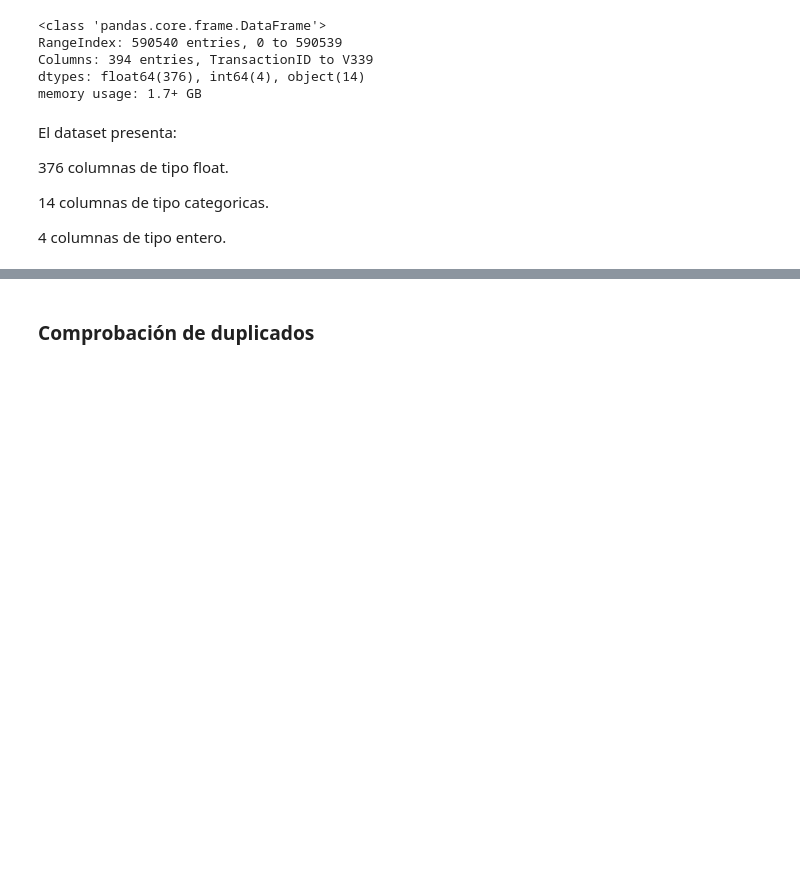
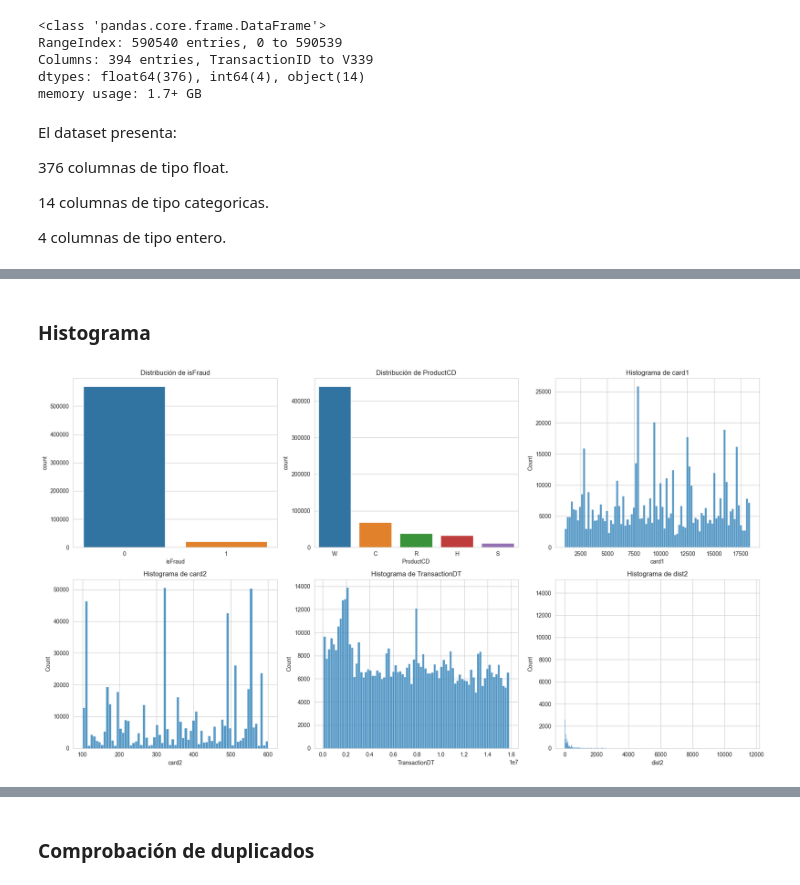
Before and after one commit to JAcv2/-jbook_ml202330, a Jupyter notebook: _sources/Fraud_det.ipynb, the cells around one changed output, grey strips where cells are left out. Drawn from its saved outputs; the diff is of its cells as text; code cells hidden in the pictures; blank space fills up the shorter version.

```diff
--- a/_sources/Fraud_det.ipynb
+++ b/_sources/Fraud_det.ipynb
@@ -66,0 +118,31 @@ El dataset presenta:
+# %% [markdown]
+### Histograma
+# %%
+import matplotlib.pyplot as plt
+import seaborn as sns
+
+# Establecer el estilo de los gráficos
+sns.set_style("whitegrid")
+
+# Crear una figura con varios subplots
+fig, axes = plt.subplots(nrows=2, ncols=3, figsize=(18, 10))
+
+# Histograma para la variable respuesta 'isFraud'
+sns.countplot(data=fraud_det, x='isFraud', ax=axes[0, 0])
+axes[0, 0].set_title('Distribución de isFraud')
+
+# Variables independientes seleccionadas
+selected_columns = ['ProductCD', 'card1', 'card2','TransactionDT','dist2']
+
+for i, col in enumerate(selected_columns, 1):
+    if fraud_det[col].dtype == 'object':
+        sns.countplot(data=fraud_det, x=col, ax=axes[i//3, i%3], order=fraud_det[col].value_counts().index)
+        axes[i//3, i%3].set_title(f'Distribución de {col}')
+    else:
+        sns.histplot(fraud_det[col], kde=False, ax=axes[i//3, i%3])
+        axes[i//3, i%3].set_title(f'Histograma de {col}')
+
+plt.tight_layout()
+plt.show()
+# %% [output]
+[figure, added]
```
Also changed, not shown: parts of 38 cells of this notebook, 11 other files.
